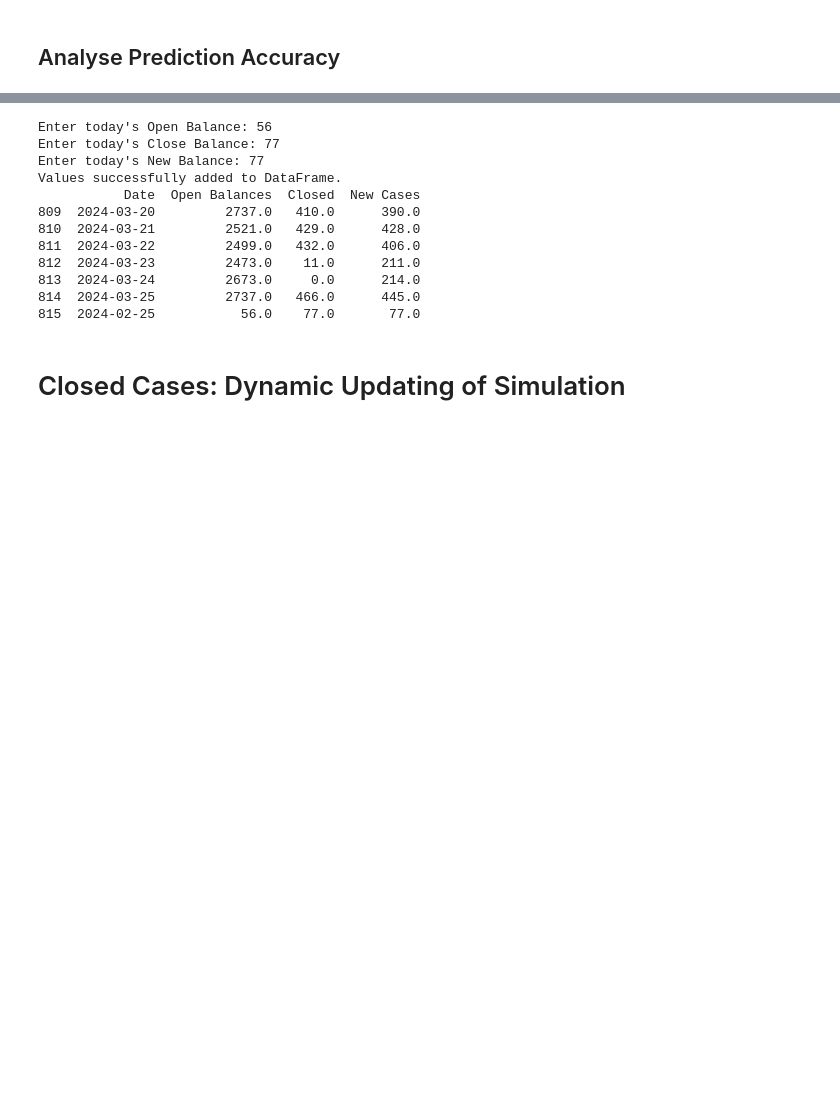
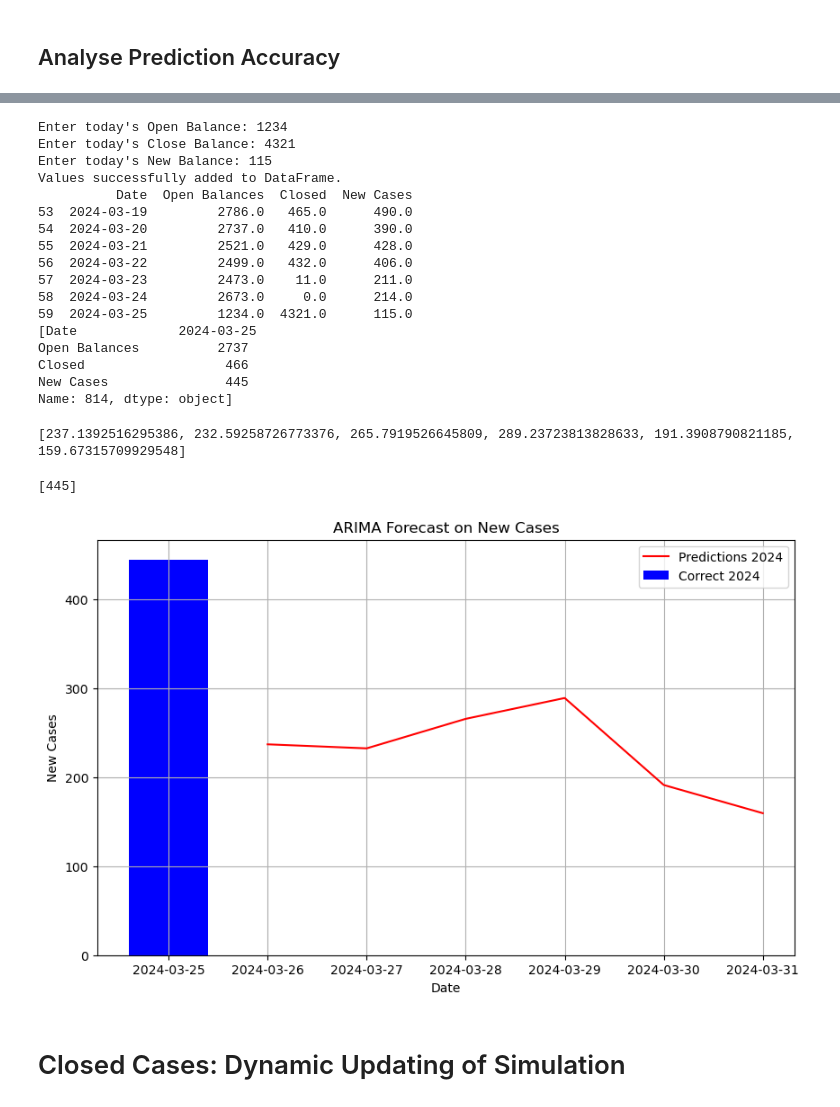
Before and after one commit to janiceyohana/sds-term6-cpf, a Jupyter notebook: Case_Data_Simulation.ipynb, the cells around one changed output, grey strips where cells are left out. Drawn from its saved outputs; the diff is of its cells as text; code cells hidden in the pictures; blank space fills up the shorter version.

Commit message:
dynamic arima that works 1 day

```diff
--- a/Case_Data_Simulation.ipynb
+++ b/Case_Data_Simulation.ipynb
@@ -90,4 +90,4 @@ def forecast_2024(train_days, num_steps, p, d, q, var_to_pred):
     print(predictions)
     return predictions
 # %%
-predictions = forecast_2024(train_days, num_steps, p, d, q, var_to_pred='New Cases')
+predictions = arima_forecast(train_days, num_steps, p, d, q, var_to_pred='New Cases')
@@ -159,7 +138,15 @@ df_combined = pd.read_csv('data/2022-2024_Stats.csv')
 # %%
+# input updated numbers for today
+
 open_balance_input = input("Enter today's Open Balance: ")
 close_balance_input = input("Enter today's Close Balance: ")
 new_balance_input = input("Enter today's New Balance: ")
+
+original_data = []
+
+# this code causes us to only be able to input 1 day of real values.
+# need to find a way to make this more dynamic but for now its workable
+train_days = df_combined[-60:]
 
 try:
     open_balance = float(open_balance_input)
@@ -168,24 +155,32 @@ try:
 except ValueError:
     print("Error: Please enter valid numbers for balances.")
 else:
+    original_data.append(df_combined.iloc[-1])
+    train_days = train_days.drop(df_combined.index[-1])
     new_data = {'Date': start_date,
                 'Open Balances': open_balance,
                 'Closed': close_balance,
                 'New Cases': new_balance
                 }
-    df_combined = df_combined.append(new_data, ignore_index=True)
+    train_days = train_days.append(new_data, ignore_index=True)
     print("Values successfully added to DataFrame.")
-    print(df_combined[-7:])
+    print(train_days[-7:])
+    print(original_data)
 # %% [output]
-Enter today's Open Balance: 56
-Enter today's Close Balance: 77
-Enter today's New Balance: 77
+Enter today's Open Balance: 1234
+Enter today's Close Balance: 4321
+Enter today's New Balance: 115
 Values successfully added to DataFrame.
-           Date  Open Balances  Closed  New Cases
-809  2024-03-20         2737.0   410.0      390.0
-810  2024-03-21         2521.0   429.0      428.0
-811  2024-03-22         2499.0   432.0      406.0
-812  2024-03-23         2473.0    11.0      211.0
-813  2024-03-24         2673.0     0.0      214.0
-814  2024-03-25         2737.0   466.0      445.0
-815  2024-02-25           56.0    77.0       77.0
+          Date  Open Balances  Closed  New Cases
+53  2024-03-19         2786.0   465.0      490.0
+54  2024-03-20         2737.0   410.0      390.0
+55  2024-03-21         2521.0   429.0      428.0
+56  2024-03-22         2499.0   432.0      406.0
+57  2024-03-23         2473.0    11.0      211.0
+58  2024-03-24         2673.0     0.0      214.0
+59  2024-03-25         1234.0  4321.0      115.0
+[Date             2024-03-25
+Open Balances          2737
+Closed                  466
+New Cases               445
+Name: 814, dtype: object]
@@ -303,3 +214,35 @@ plt.show()
+# %%
+dynamic_predictions = arima_dynamic_forecast(train_days, num_steps, p, d, q, var_to_pred='New Cases')
+# %% [output]
+[237.1392516295386, 232.59258726773376, 265.7919526645809, 289.23723813828633, 191.3908790821185, 159.67315709929548]
+# %%
+def analyse_dynamic_pred(df_combined, predictions, start_date, end_date, var_to_pred):
+    # Create time index
+    time_index_2024 = pd.date_range(start=start_date, end=end_date, freq='D')
+
+    # Plotting
+    plt.figure(figsize=(10, 6))
+
+    original_values = [row[var_to_pred] for row in original_data]
+
+    print(original_values)
+
+    # plot real values
+    plt.bar(time_index_2024[0], original_values, label='Correct 2024', color='blue')
+
+    # Plot predicted values
+    plt.plot(time_index_2024[1:], dynamic_predictions, label='Predictions 2024', color='red')
+    plt.title('ARIMA Forecast on ' + var_to_pred)
+    plt.xlabel('Date')
+    plt.ylabel(var_to_pred)
+    plt.legend()
+    plt.grid(True)
+    plt.show()
+# %%
+analyse_dynamic_pred(df_combined, dynamic_predictions, start_date, end_date, var_to_pred='New Cases')
+# %% [output]
+[445]
+[figure, added]
 # %% [markdown]
 # Closed Cases: Dynamic Updating of Simulation
 # %% [markdown]
```
Also changed, not shown: parts of 14 cells of this notebook.
